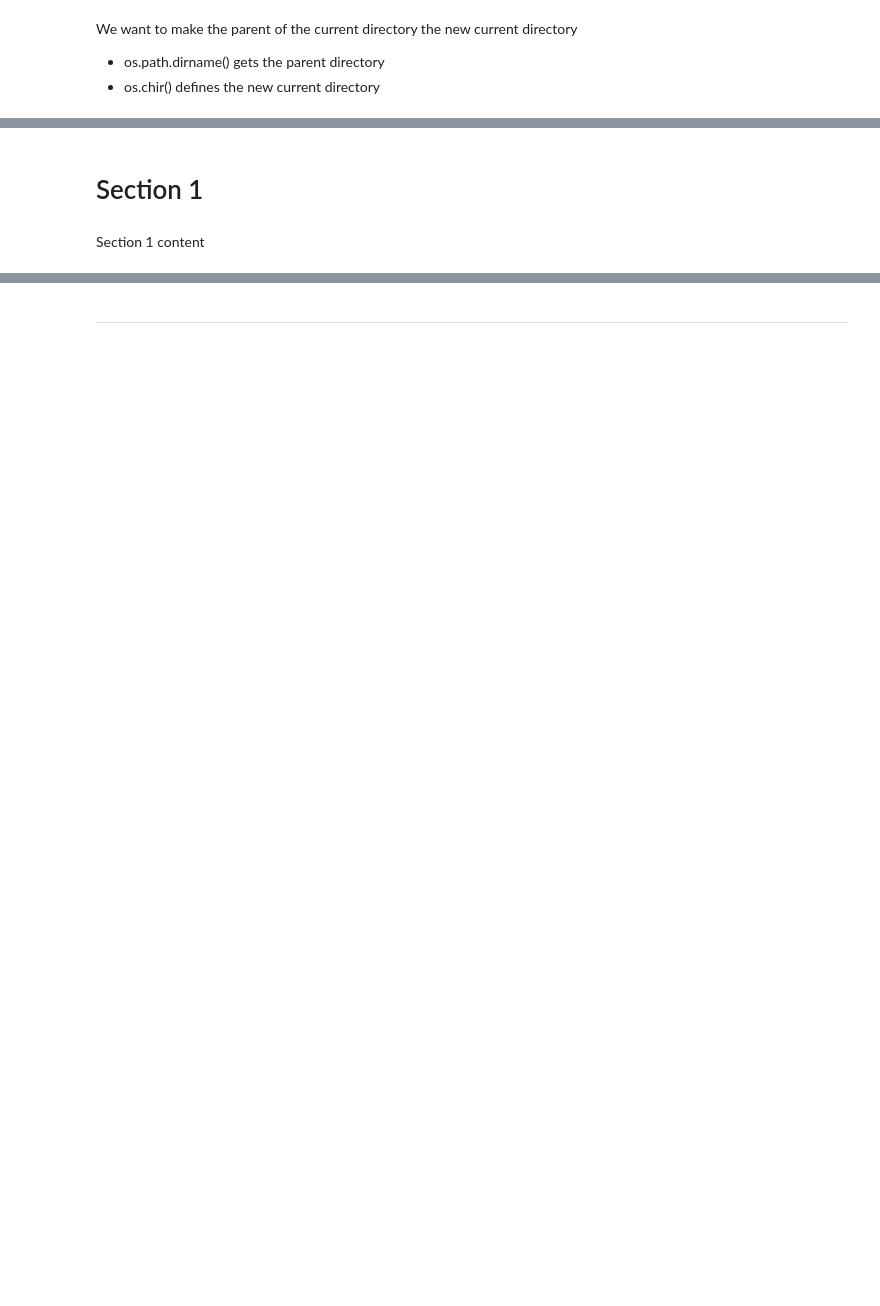
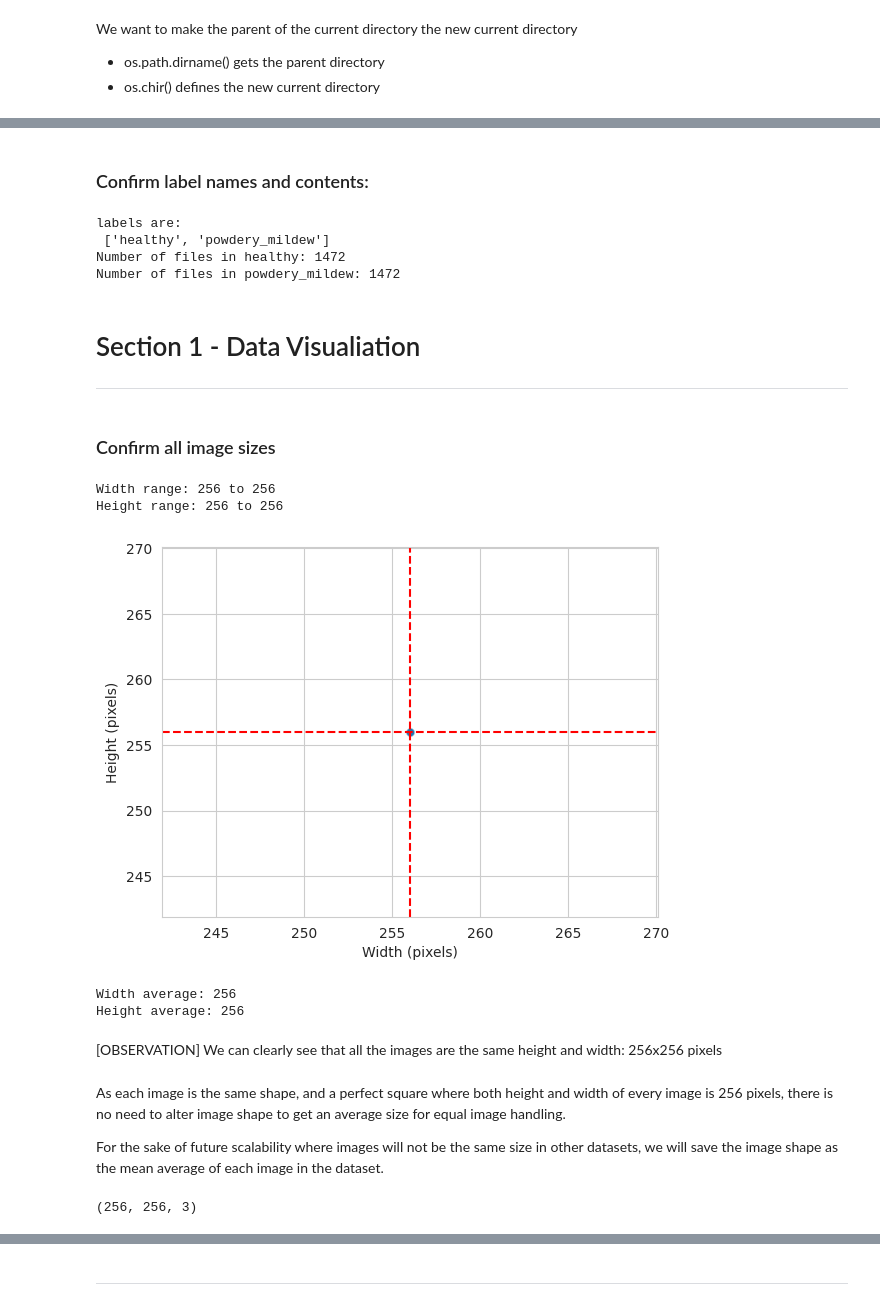
Before and after one commit to RaymondBrien/cherry-ML, a Jupyter notebook: jupyter_notebooks/DataVisualisation.ipynb, the cells around one changed output, grey strips where cells are left out. Cells and saved outputs as stored; diff of their text form; code cells hidden in the pictures; blank space fills up the shorter version.

```diff
--- a/jupyter_notebooks/DataVisualisation.ipynb
+++ b/jupyter_notebooks/DataVisualisation.ipynb
@@ -75,0 +118,5 @@ current_dir
+# %%
+my_data_dir = 'inputs/cherry-leaves-dataset/cherry-leaves'
+train_path = my_data_dir + '/train'
+val_path = my_data_dir + '/validation'
+test_path = my_data_dir + '/test'
@@ -76,4 +135,62 @@ current_dir
+# %% [markdown]
+### Confirm label names and contents:
+# %%
+labels = os.listdir(train_path)
+print(f'labels are:\n {labels}\n')
+
+# confirm number of files in each label folder
+for label in labels:
+    label_path = f'{train_path}/{label}'
+    print(f"Number of files in {label}: {len(os.listdir(label_path))}")
+# %% [output]
+labels are:
+ ['healthy', 'powdery_mildew']
+Number of files in healthy: 1472
+Number of files in powdery_mildew: 1472
 # %% [markdown]
-# Section 1
+# Section 1 - Data Visualiation
+
+***
-# %% [markdown]
-Section 1 content
+# %% [markdown]
+### Confirm all image sizes
+# %%
+dim1, dim2 = [], []
+
+for label in labels:
+    for image_filename in os.listdir(train_path + '/' + label):
+        img = imread(train_path + '/' + label + '/' + image_filename)
+        d1, d2, colors = img.shape
+        dim1.append(d1)  # image height
+        dim2.append(d2)  # image width
+
+print(f"Width range: {min(dim2)} to {max(dim2)}")
+print(f"Height range: {min(dim1)} to {max(dim1)}")
+
+sns.set_style("whitegrid")
+fig, axes = plt.subplots()
+sns.scatterplot(x=dim2, y=dim1, alpha=0.2)
+axes.set_xlabel("Width (pixels)")
+axes.set_ylabel("Height (pixels)")
+dim1_mean = int(np.array(dim1).mean())
+dim2_mean = int(np.array(dim2).mean())
+axes.axvline(x=dim1_mean, color='r', linestyle='--')
+axes.axhline(y=dim2_mean, color='r', linestyle='--')
+plt.show()
+print(f"Width average: {dim2_mean} \nHeight average: {dim1_mean}")
+# %% [output]
+Width range: 256 to 256
+Height range: 256 to 256
+[figure, added]
+Width average: 256
+Height average: 256
+# %% [markdown]
+[OBSERVATION] We can clearly see that all the images are the same height and width: 256x256 pixels
+# %% [markdown]
+As each image is the same shape, and a perfect square where both height and width of every image is 256 pixels, there is no need to alter image shape to get an average size for equal image handling.
+
+For the sake of future scalability where images will not be the same size in other datasets, we will save the image shape as the mean average of each image in the dataset.
+# %%
+image_shape = (dim1_mean, dim2_mean, 3)
+image_shape
+# %% [output]
+(256, 256, 3)
```
Also changed, not shown: parts of 26 cells of this notebook, 1 other file.
